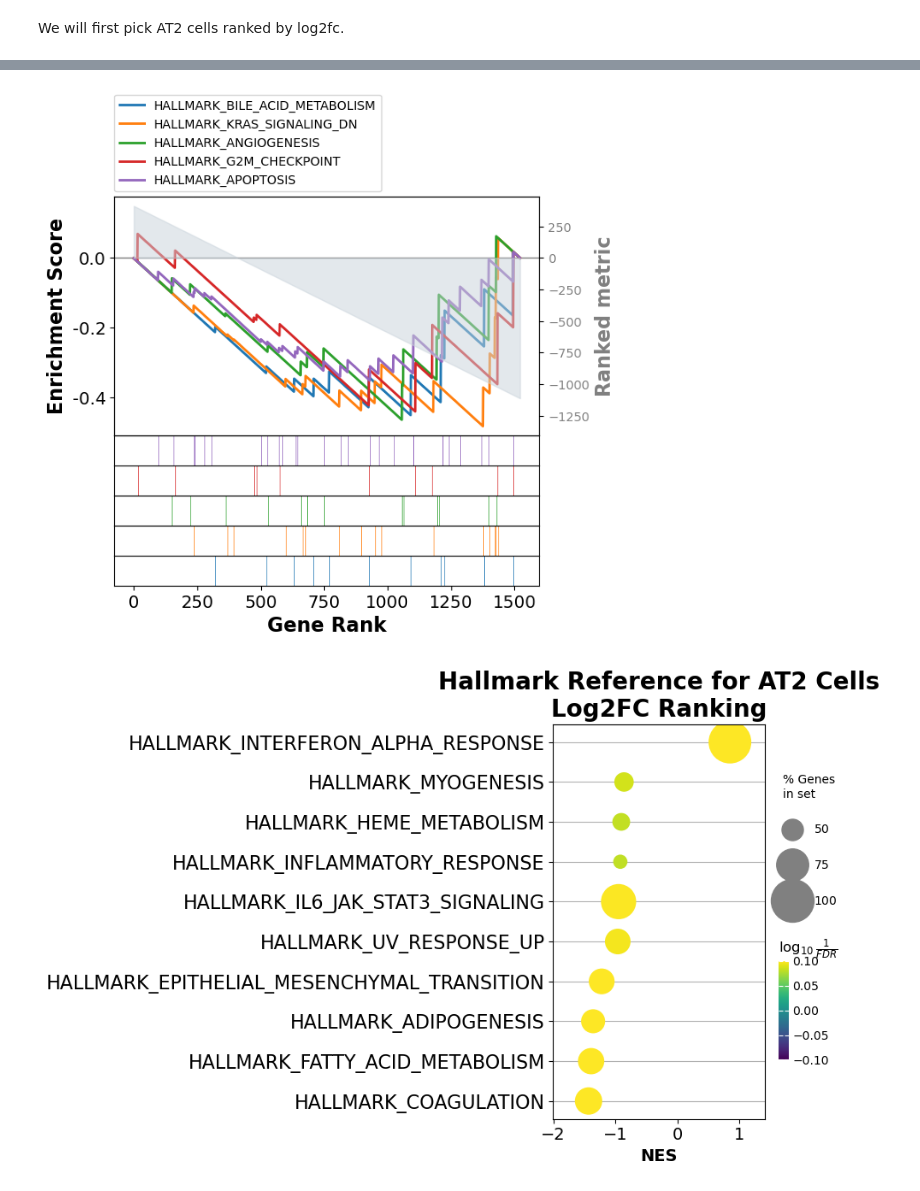
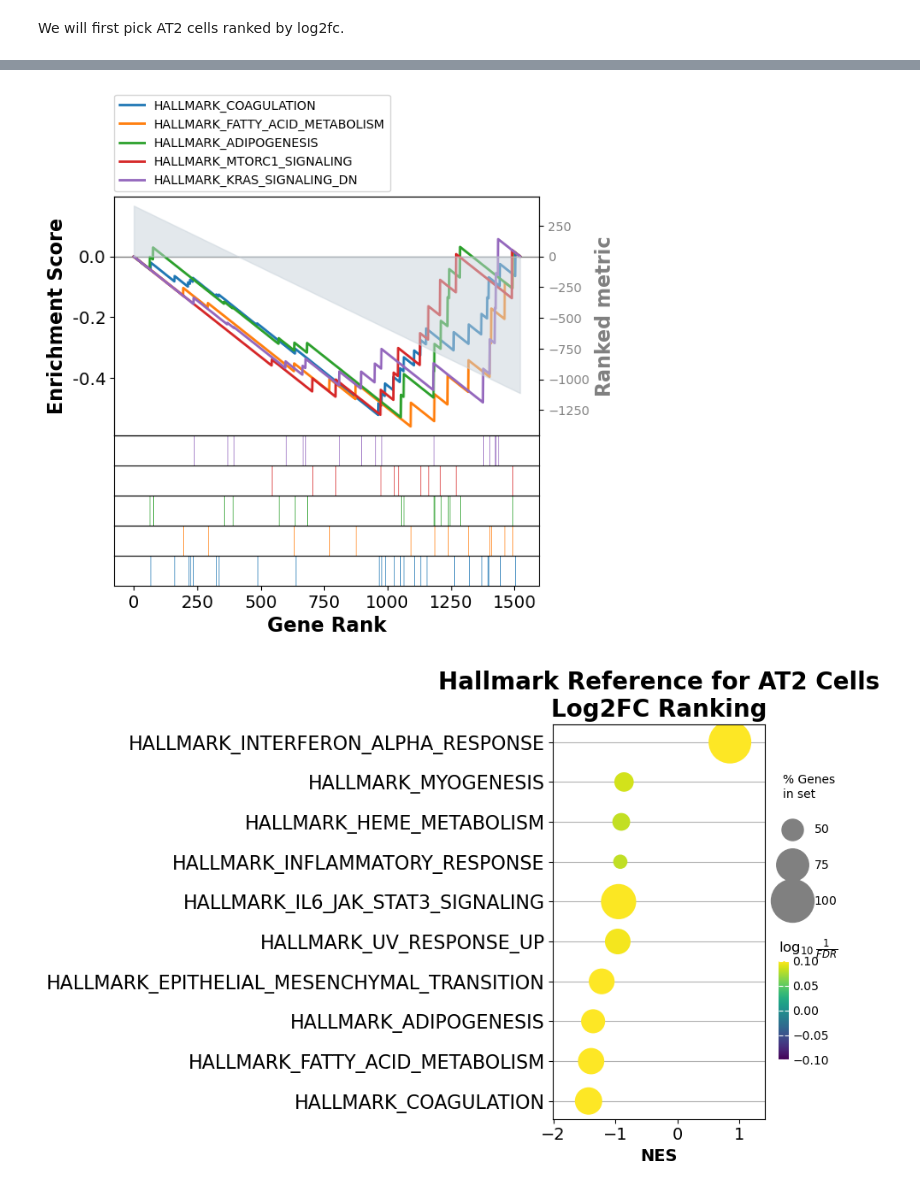
Before and after one commit to laurenflynn/czi_integration, a Jupyter notebook: src/09_gsea.ipynb, the cells around one changed output, grey strips where cells are left out. Cells and saved outputs as stored; diff of their text form; code cells hidden in the pictures.

Commit message:
added missing line that designates gene term names for each gsea

```diff
--- a/src/09_gsea.ipynb
+++ b/src/09_gsea.ipynb
@@ -287,13 +287,14 @@ pre_res.res2d.head(5)
 | 4 | prerank | HALLMARK_KRAS_SIGNALING_DN | -0.48162 | -1.230256 | 0.163412 | 0.897298 | 0.98 | 5/16 | 9.65% | SIDT1;SLC16A7;PTGFR;BMPR1B;CAMK1D |
 # %%
 # Swoosh plot of enrichment scores
+terms = pre_res.res2d.Term
 axs = pre_res.plot(terms=terms[0:5],
                    #legend_kws={'loc': (1.2, 0)}, # set the legend loc
                    show_ranking=True, # whether to show the second yaxis
                    figsize=(3,4)
                   )
 # %% [output]
-[figure, old version]
+[figure, new version]
 # %%
 # Dot plot
 ax = dotplot(pre_res.res2d,
```
Also changed, not shown: parts of 45 cells of this notebook.
